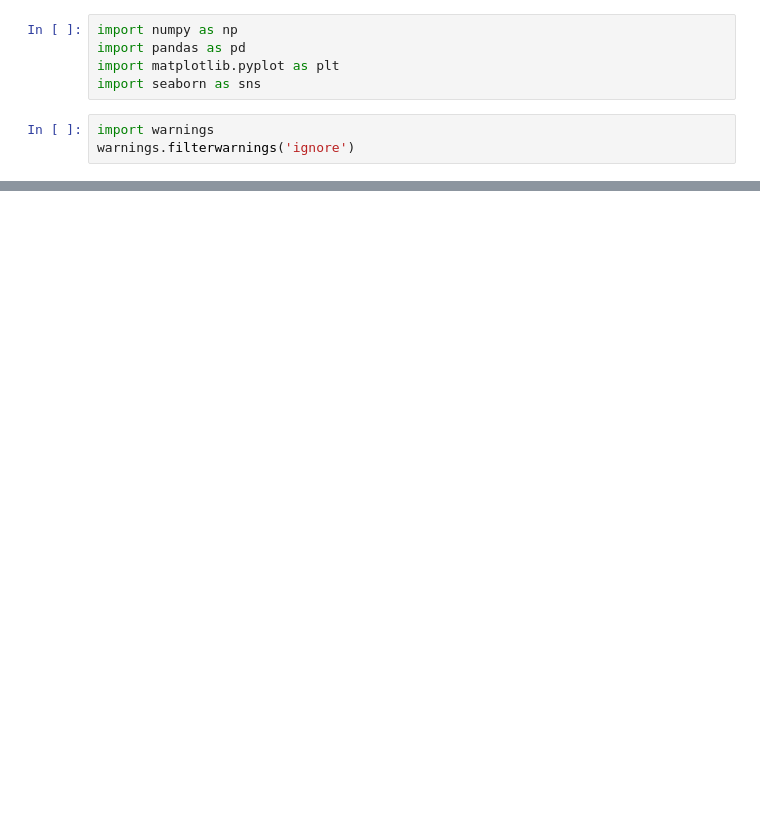
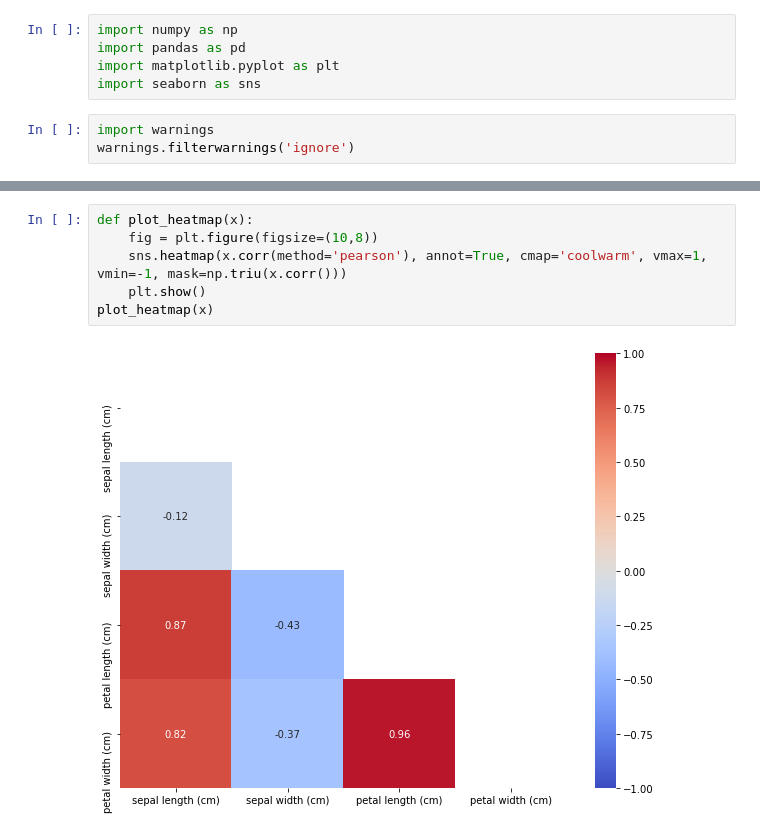
Before and after one commit to gmitchener/MachineLearning, a Jupyter notebook: Data Science 0 to Hero/naive_bayes.ipynb, the cells around one changed output, grey strips where cells are left out. Saved outputs shown, nothing was run; the diff lists cells and outputs as text; blank space fills up the shorter version.

```diff
--- a/Data Science 0 to Hero/naive_bayes.ipynb
+++ b/Data Science 0 to Hero/naive_bayes.ipynb
@@ -109,0 +34,8 @@ plt.show()
+# %%
+def plot_heatmap(x):
+    fig = plt.figure(figsize=(10,8))
+    sns.heatmap(x.corr(method='pearson'), annot=True, cmap='coolwarm', vmax=1, vmin=-1, mask=np.triu(x.corr()))
+    plt.show()
+plot_heatmap(x)
+# %% [output]
+[figure, added]
```
Also changed, not shown: parts of 35 cells of this notebook, 2 other files.
